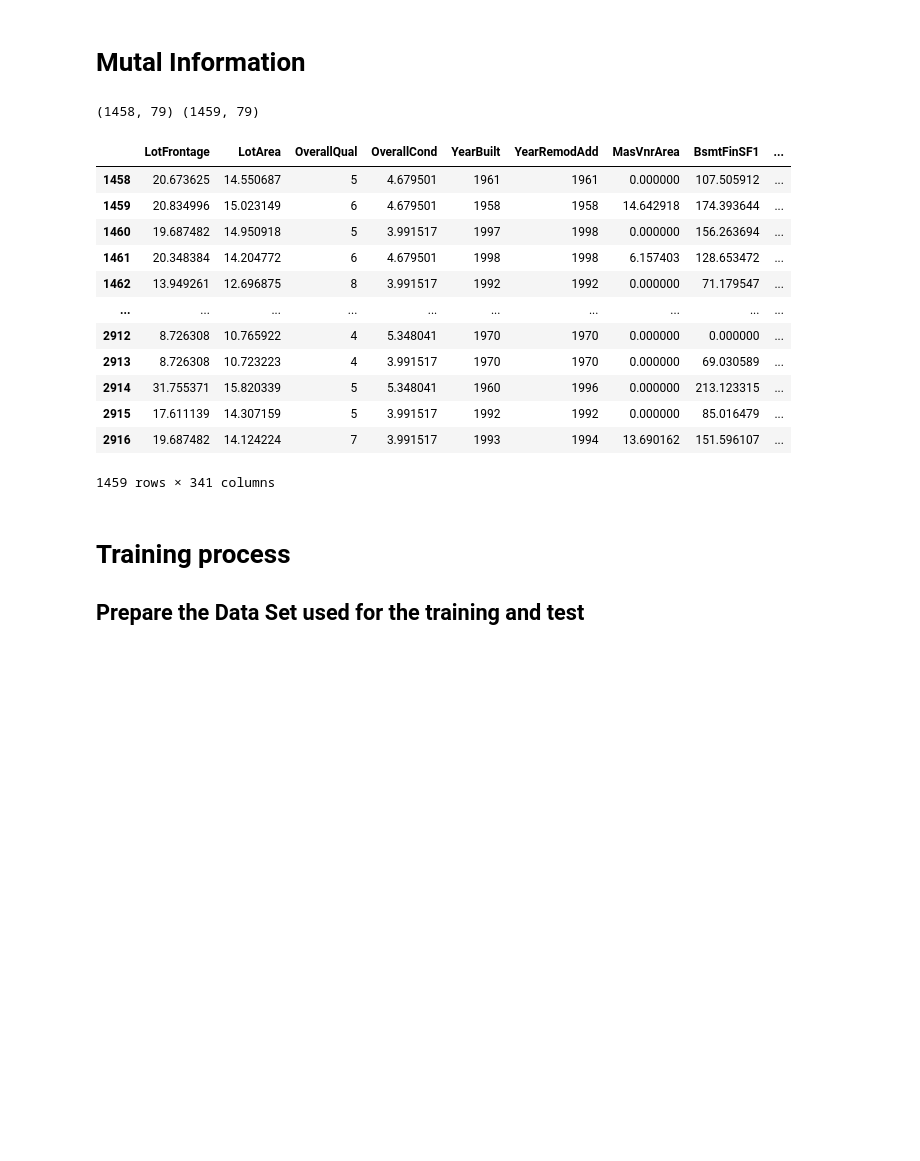
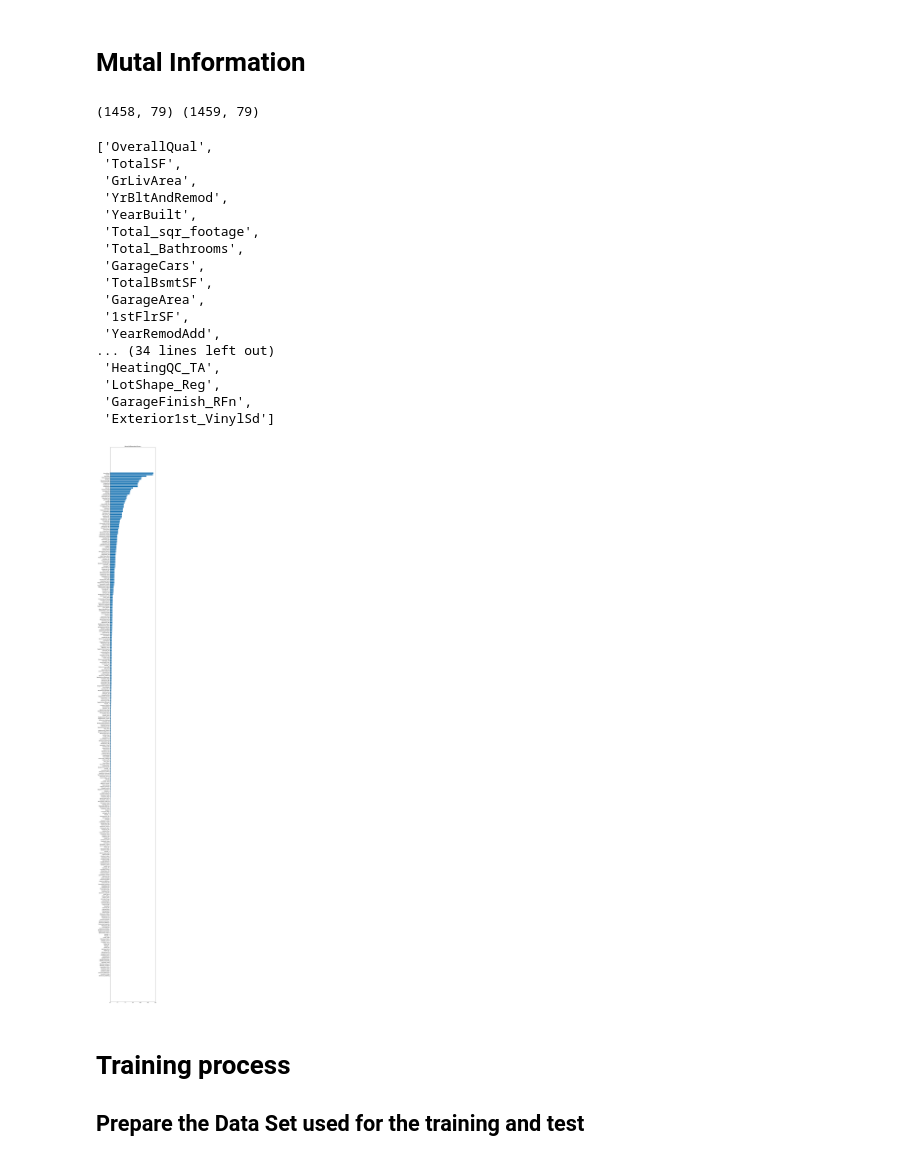
Before and after one commit to Jiansiyu/Classes, a Jupyter notebook: SYS6018_data mining/homework/homeworkproj/homework8/housePrice.ipynb, the cells around one changed output. Drawn from its saved outputs; the diff is of its cells as text; code cells hidden in the pictures; blank space fills up the shorter version.

```diff
--- a/SYS6018_data mining/homework/homeworkproj/homework8/housePrice.ipynb
+++ b/SYS6018_data mining/homework/homeworkproj/homework8/housePrice.ipynb
@@ -262,35 +262,41 @@ def plot_mi_scores(scores):
 # %%
 train,trainPrice, test = Load_DataSet()
 train.head()
 X = train.copy()
 y = trainPrice
 test
-# #label encoding for categoricals
-# for colname in X.select_dtypes("object"):
-#     X[colname], _ = X[colname].factorize()
-# #discrete features should have integer dtypes
-# discrete_features = X.dtypes == int
-#
-# mi_scores = make_mi_scores(X, y, discrete_features)
-# # mi_scores
-# plt.figure(dpi = 100, figsize = (8,15))
-# # plot_mi_scores(mi_scores)
-#
+#label encoding for categoricals
+for colname in X.select_dtypes("object"):
+    X[colname], _ = X[colname].factorize()
+#discrete features should have integer dtypes
+discrete_features = X.dtypes == int
+
+mi_scores = make_mi_scores(X, y, discrete_features)
+# mi_scores
+plt.figure(dpi = 100, figsize = (8,100))
+plot_mi_scores(mi_scores)
+feature50 = mi_scores.keys()[:50].tolist()
+feature50
 # %% [output]
 (1458, 79) (1459, 79)
-|  | LotFrontage | LotArea | OverallQual | OverallCond | YearBuilt | YearRemodAdd | MasVnrArea | BsmtFinSF1 | ... |
-| 1458 | 20.673625 | 14.550687 | 5 | 4.679501 | 1961 | 1961 | 0.000000 | 107.505912 | ... |
-| 1459 | 20.834996 | 15.023149 | 6 | 4.679501 | 1958 | 1958 | 14.642918 | 174.393644 | ... |
-| 1460 | 19.687482 | 14.950918 | 5 | 3.991517 | 1997 | 1998 | 0.000000 | 156.263694 | ... |
-| 1461 | 20.348384 | 14.204772 | 6 | 4.679501 | 1998 | 1998 | 6.157403 | 128.653472 | ... |
-| 1462 | 13.949261 | 12.696875 | 8 | 3.991517 | 1992 | 1992 | 0.000000 | 71.179547 | ... |
-| ... | ... | ... | ... | ... | ... | ... | ... | ... | ... |
-| 2912 | 8.726308 | 10.765922 | 4 | 5.348041 | 1970 | 1970 | 0.000000 | 0.000000 | ... |
-| 2913 | 8.726308 | 10.723223 | 4 | 3.991517 | 1970 | 1970 | 0.000000 | 69.030589 | ... |
-| 2914 | 31.755371 | 15.820339 | 5 | 5.348041 | 1960 | 1996 | 0.000000 | 213.123315 | ... |
-| 2915 | 17.611139 | 14.307159 | 5 | 3.991517 | 1992 | 1992 | 0.000000 | 85.016479 | ... |
-| 2916 | 19.687482 | 14.124224 | 7 | 3.991517 | 1993 | 1994 | 13.690162 | 151.596107 | ... |
-1459 rows × 341 columns
+['OverallQual',
+ 'TotalSF',
+ 'GrLivArea',
+ 'YrBltAndRemod',
+ 'YearBuilt',
+ 'Total_sqr_footage',
+ 'Total_Bathrooms',
+ 'GarageCars',
+ 'TotalBsmtSF',
+ 'GarageArea',
+ '1stFlrSF',
+ 'YearRemodAdd',
+... (34 lines left out)
+ 'HeatingQC_TA',
+ 'LotShape_Reg',
+ 'GarageFinish_RFn',
+ 'Exterior1st_VinylSd']
+[figure, added]
 # %% [markdown]
 # Training process
 
```
Also changed, not shown: parts of 8 cells of this notebook, 2 other files.
